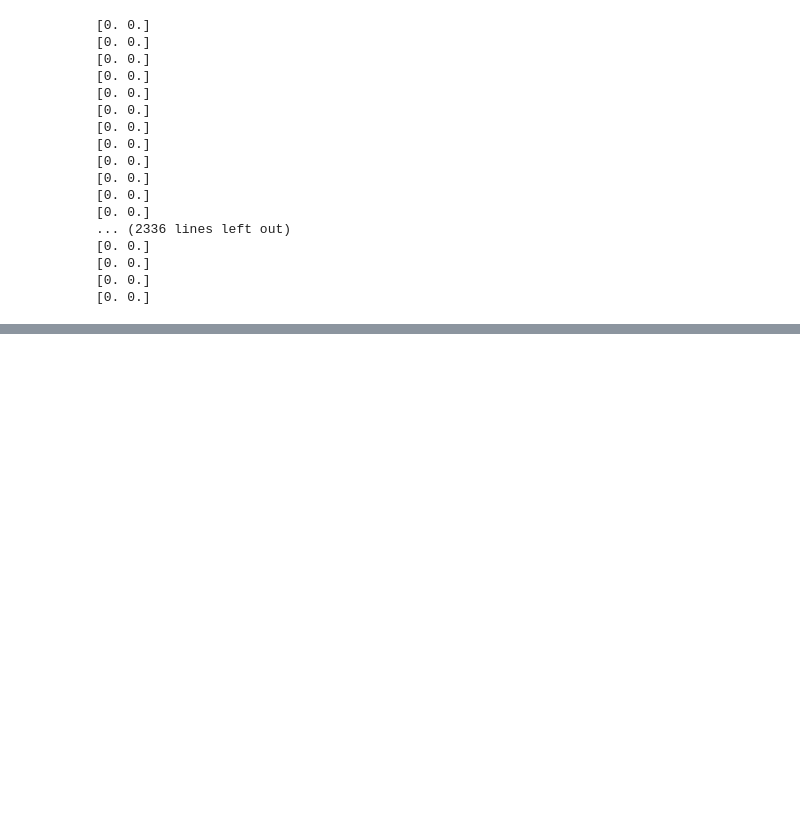
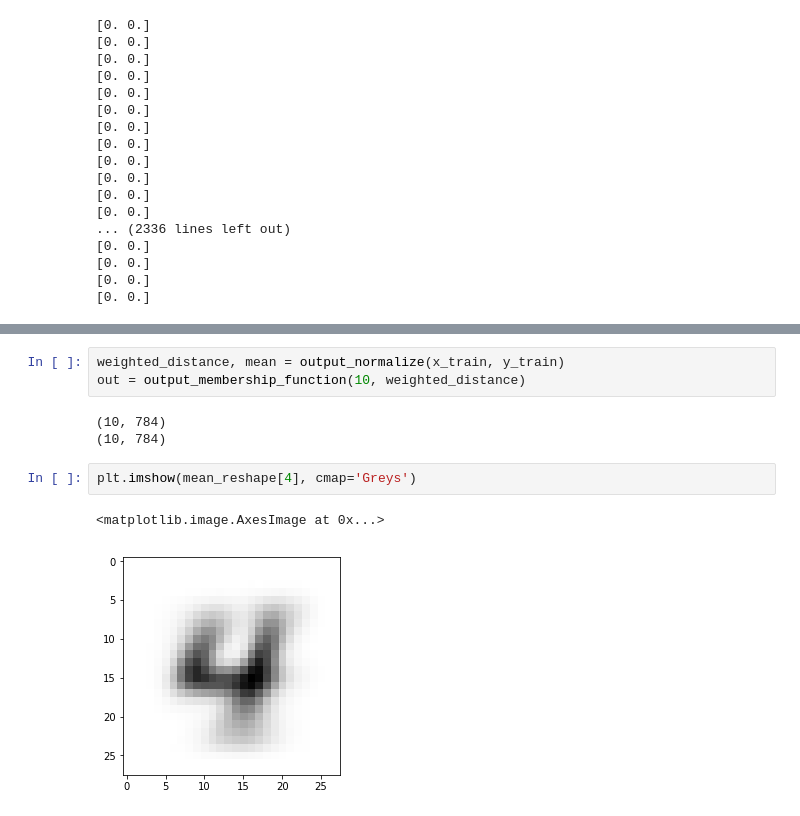
Before and after one commit to tanishqjasoria/DeepFuzzy, a Jupyter notebook: fuzzyNeuralNetwork.ipynb, the cells around one changed output, grey strips where cells are left out. Drawn from its saved outputs; the diff is of its cells as text; blank space fills up the shorter version.

Commit message:
Output Class Fuzzification

```diff
--- a/fuzzyNeuralNetwork.ipynb
+++ b/fuzzyNeuralNetwork.ipynb
@@ -176,0 +240,11 @@ print(tf.__version__)
+# %%
+weighted_distance, mean = output_normalize(x_train, y_train)
+out = output_membership_function(10, weighted_distance)
+# %% [output]
+(10, 784)
+(10, 784)
+# %%
+plt.imshow(mean_reshape[4], cmap='Greys')
+# %% [output]
+<matplotlib.image.AxesImage at 0x...>
+[figure, added]
```
Also changed, not shown: parts of 12 cells of this notebook.
